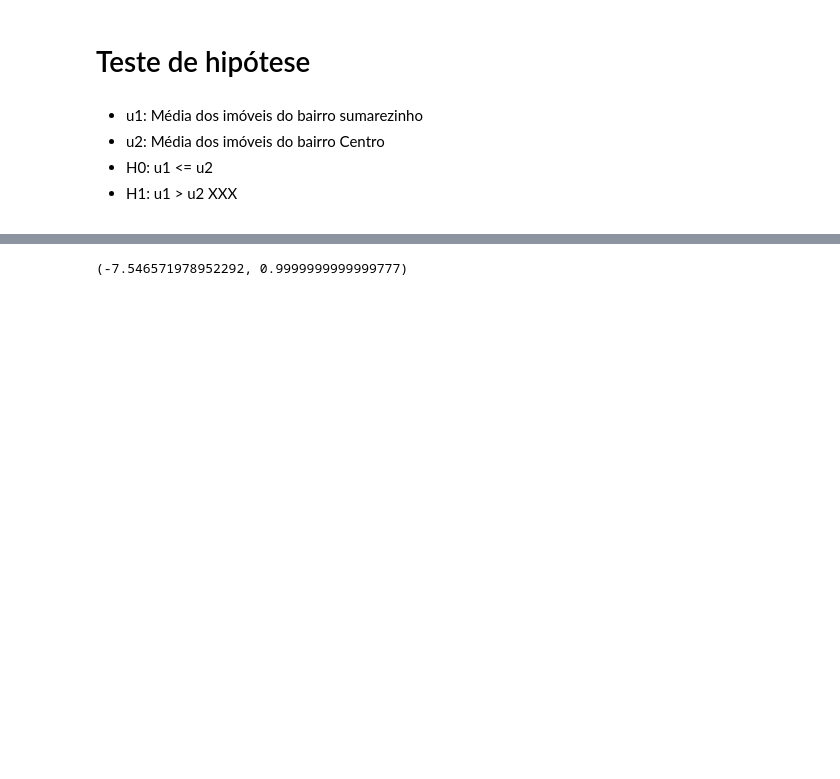
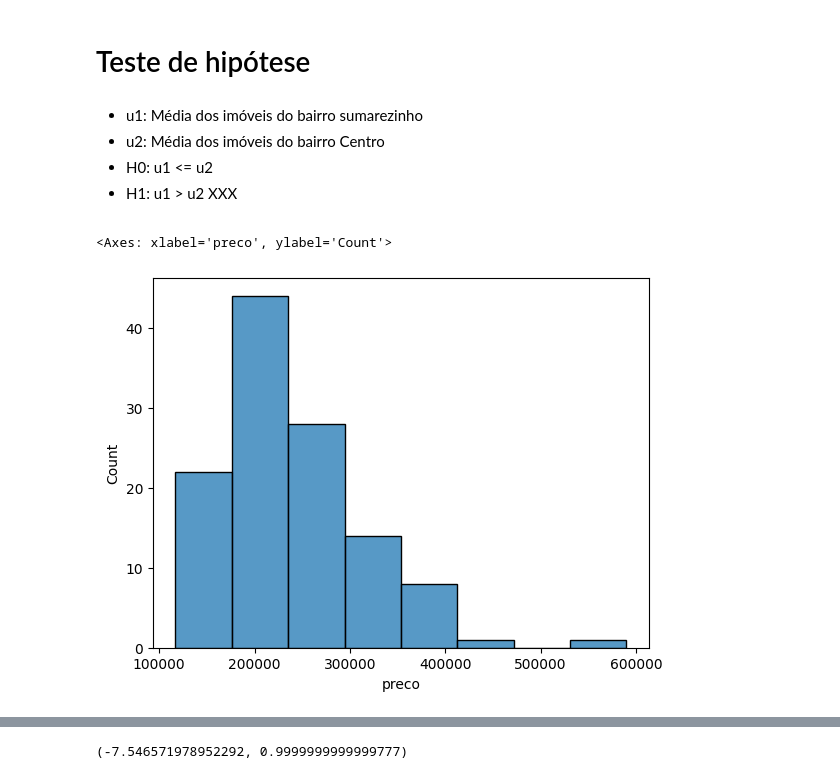
Before and after one commit to rodrigorocha1/extracao_viva_real_selenium, a Jupyter notebook: notebooks_exemplo/visualizacaov2.ipynb, the cells around one changed output, grey strips where cells are left out. Cells and saved outputs as stored; diff of their text form; code cells hidden in the pictures; blank space fills up the shorter version.

Commit message:
teste da normalidade por bairro

```diff
--- a/notebooks_exemplo/visualizacaov2.ipynb
+++ b/notebooks_exemplo/visualizacaov2.ipynb
@@ -195,3 +245,26 @@ confianca = 1 - significancia
 from sklearn.model_selection import StratifiedShuffleSplit
 # %%
 base_original_completa = obter_resumo(tipo_imovel='Apartamento')
+# %%
+dados_sumarezinho = base_original_completa.query(
+    'bairro_teste == "Sumarezinho"')
+dados_centro = base_original_completa.query(
+    'bairro_teste == "Centro"')
+dados_jardim_macedo = base_original_completa.query(
+    'bairro_teste == "Jardim Macedo"')
+# %%
+def obter_numero_classe(dataframe: pd.DataFrame):
+    n = dataframe.shape[0]
+
+
+    k = 1 + (10 / 3) * np.log10(n)
+    k = int(k.round(0))
+
+    return k
+# %%
+
+k = obter_numero_classe(dados_sumarezinho)
+sns.histplot(data=dados_sumarezinho, x='preco', bins=k)
+# %% [output]
+<Axes: xlabel='preco', ylabel='Count'>
+[figure, added]
```
Also changed, not shown: parts of 12 cells of this notebook.
